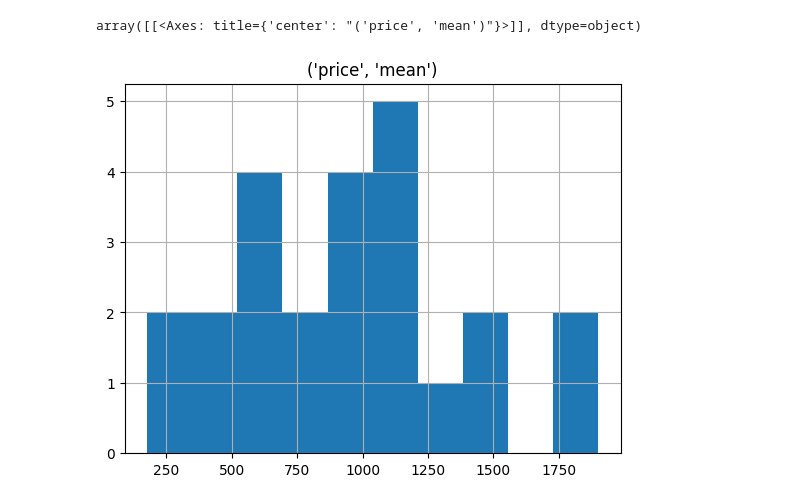
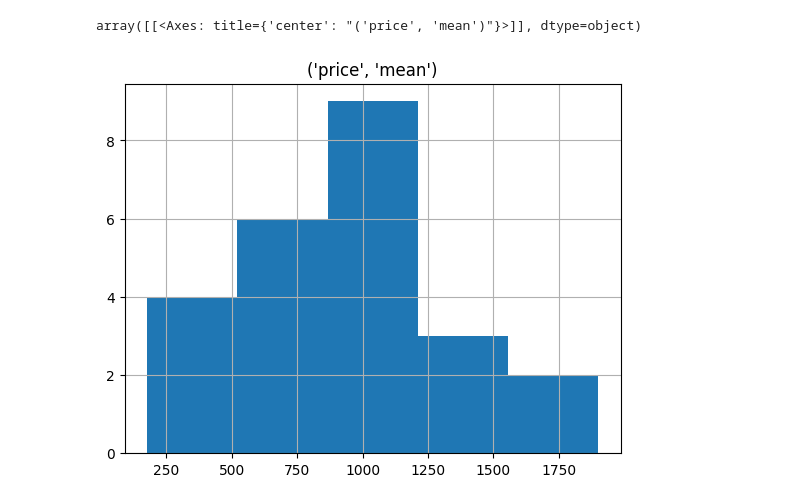
Before and after one commit to matheusogura/prediction_house_price_from_airbnb, a Jupyter notebook: Notebooks/Correlações.ipynb, the cells around one changed output. Drawn from its saved outputs; the diff is of its cells as text; code cells hidden in the pictures.

```diff
--- a/Notebooks/Correlações.ipynb
+++ b/Notebooks/Correlações.ipynb
@@ -35,8 +29,8 @@ q3 = df['price'].quantile(0.75)
 iqr = q3 - q1
 df = df[(df['price'] >= q1 - 1.5*iqr) & (df['price'] <= q3 + 1.5*iqr)]
 # %%
-df.groupby('bathrooms').agg({'price':['mean']}).hist()
+df.groupby('bathrooms').agg({'price':['mean']}).hist(bins=5)
 # %% [output]
 array([[<Axes: title={'center': "('price', 'mean')"}>]], dtype=object)
-[figure, old version]
+[figure, new version]
 # %%
```
Also changed, not shown: parts of 9 cells of this notebook.
